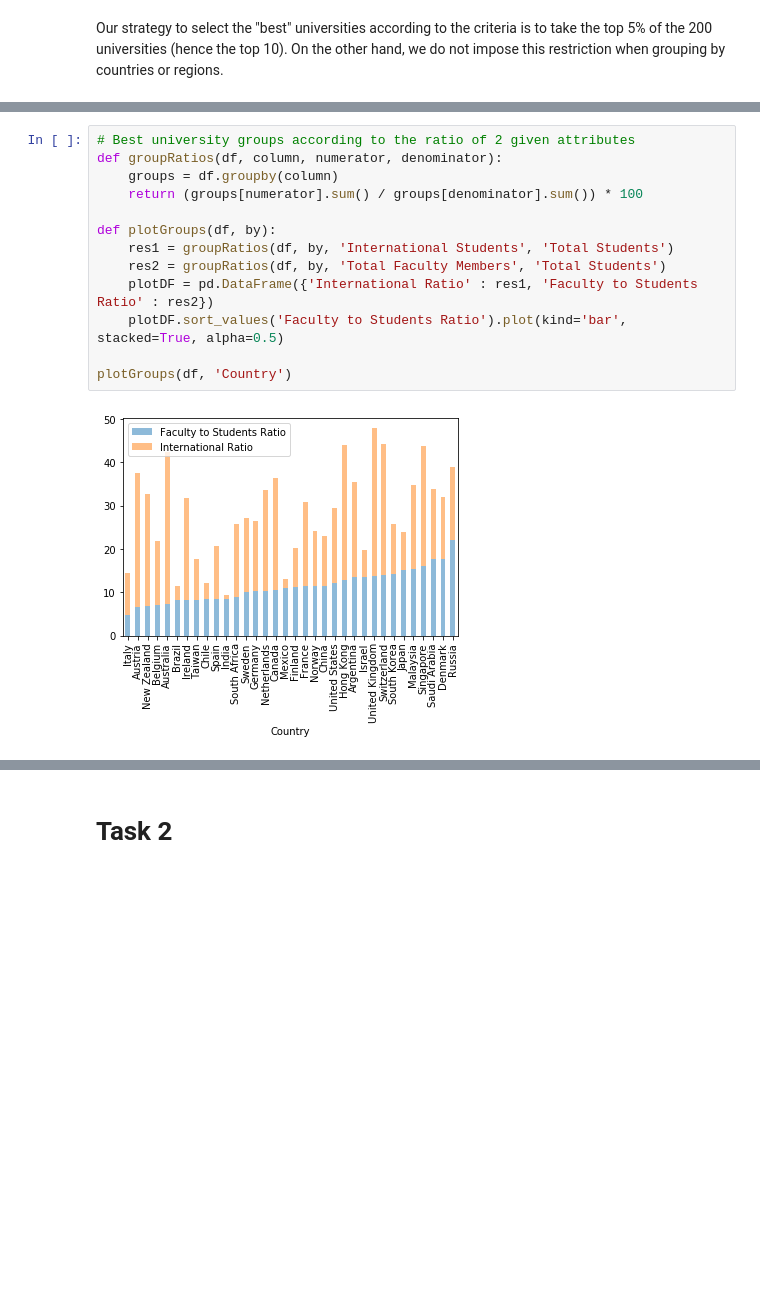
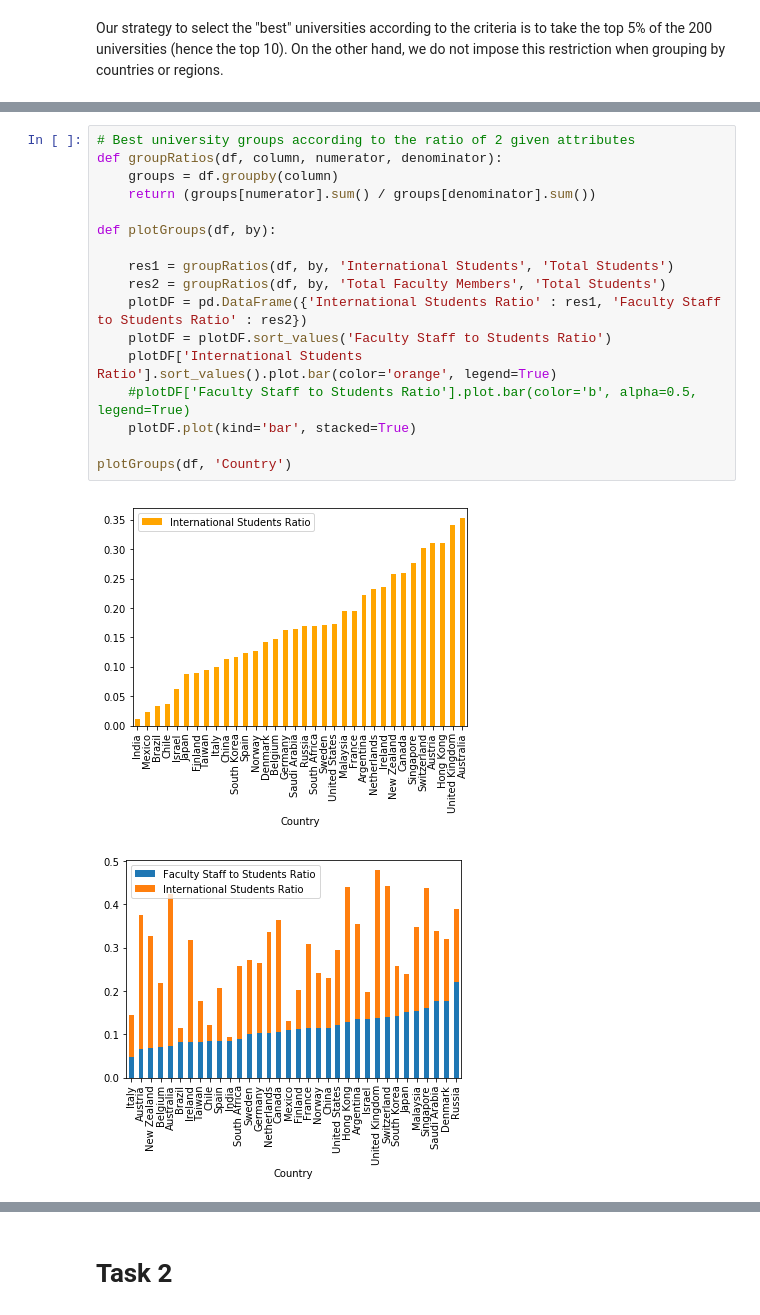
Before and after one commit to pmichele/ADA-Group, a Jupyter notebook: Michele/02 - Data from the Web/Homework 2.ipynb, the cells around one changed output, grey strips where cells are left out. Saved outputs shown, nothing was run; the diff lists cells and outputs as text; blank space fills up the shorter version.

```diff
--- a/Michele/02 - Data from the Web/Homework 2.ipynb
+++ b/Michele/02 - Data from the Web/Homework 2.ipynb
@@ -141,18 +142,23 @@ bestRatios(df['International Students'] / df['Total Students'])
 # %%
 # Best university groups according to the ratio of 2 given attributes
 def groupRatios(df, column, numerator, denominator):
     groups = df.groupby(column)
-    return (groups[numerator].sum() / groups[denominator].sum()) * 100
+    return (groups[numerator].sum() / groups[denominator].sum())
 
 def plotGroups(df, by):
+
     res1 = groupRatios(df, by, 'International Students', 'Total Students')
     res2 = groupRatios(df, by, 'Total Faculty Members', 'Total Students')
-    plotDF = pd.DataFrame({'International Ratio' : res1, 'Faculty to Students Ratio' : res2})
-    plotDF.sort_values('Faculty to Students Ratio').plot(kind='bar', stacked=True, alpha=0.5)
+    plotDF = pd.DataFrame({'International Students Ratio' : res1, 'Faculty Staff to Students Ratio' : res2})
+    plotDF = plotDF.sort_values('Faculty Staff to Students Ratio')
+    plotDF['International Students Ratio'].sort_values().plot.bar(color='orange', legend=True)
+    #plotDF['Faculty Staff to Students Ratio'].plot.bar(color='b', alpha=0.5, legend=True)
+    plotDF.plot(kind='bar', stacked=True)
 
 plotGroups(df, 'Country')
 # %% [output]
-[figure, old version]
+[figure, new version]
+[figure, added]
 # %%
 plotGroups(df, 'Region')
 # %% [output]
```
Also changed, not shown: parts of 8 cells of this notebook.
